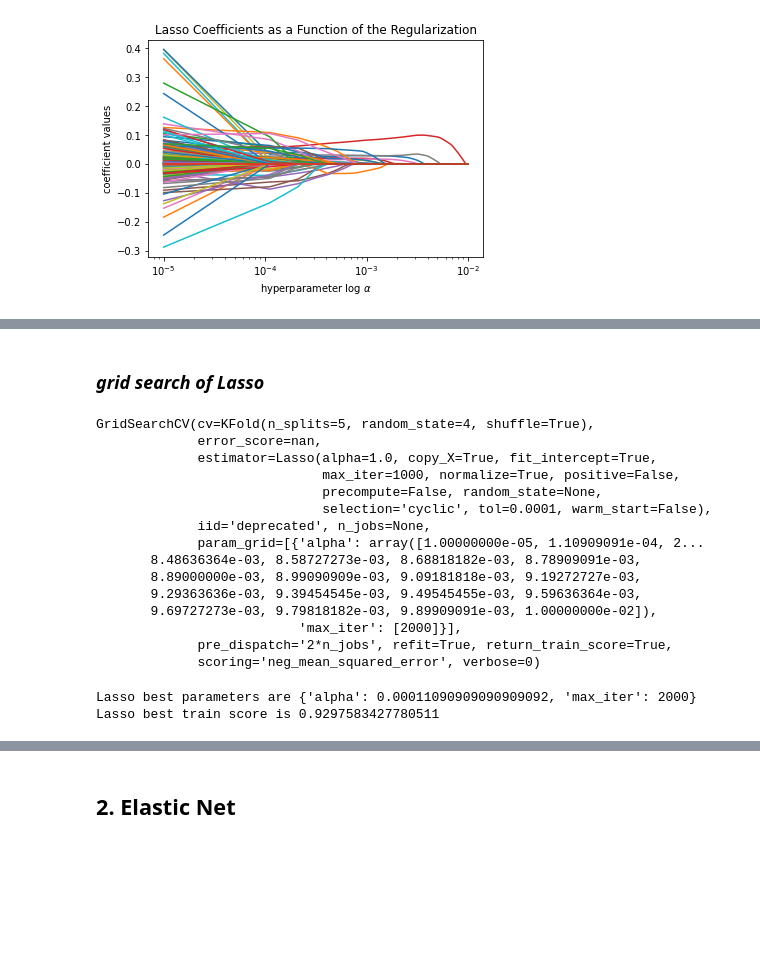
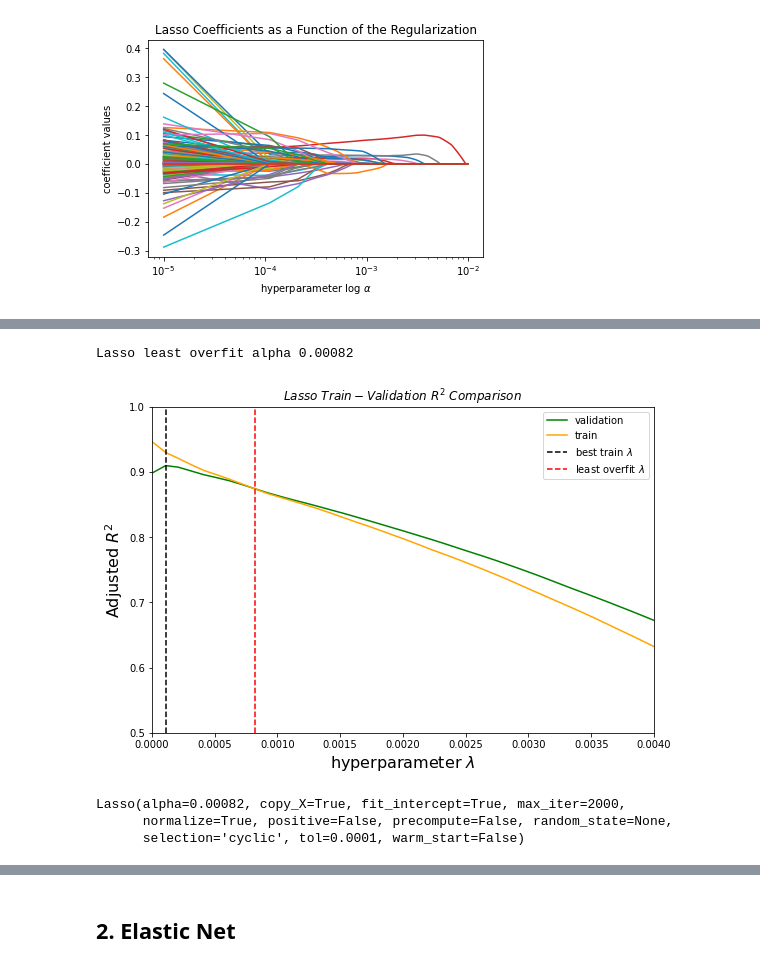
Before and after one commit to zackzbar/ml_houseprice_iowa, a Jupyter notebook: scripts/models.ipynb, the cells around one changed output, grey strips where cells are left out. Cells and saved outputs as stored; diff of their text form; code cells hidden in the pictures; blank space fills up the shorter version.

Commit message:
significant update of Lasso & Elastic Net model, choose hyperparameters that test score = train score; added score plots; update random forest randomsearch

```diff
--- a/scripts/models.ipynb
+++ b/scripts/models.ipynb
@@ -95,11 +172,14 @@ xtrain, xtest, ytrain, ytest = train_test_split(df.drop(['SalePrice', 'logSalePr
 # %%
 ## single Lasso Pilot Test
 lasso = Lasso(normalize=True, max_iter=2000)
-lasso.set_params(alpha = 1e-4)
+#lasso.set_params(alpha = alpha_best_train)
+lasso.set_params(alpha = alpha_least_overfit)
 kf5 = KFold(n_splits = 5, shuffle = True, random_state = 4)
 
 lasso.fit(xtrain, ytrain)
 lasso_scores = cross_val_score(estimator = lasso, X = xtrain, y = ytrain, cv = kf5)
-print("lasso cv score:", lasso_scores.mean())
-print("lasso train score", lasso.score(xtrain, ytrain))
+print("Lasso model best alpha is", alpha_best_train)
+print("Lasso model least overfit alpha is", alpha_least_overfit)
+print("Lasso cross least overfit validation score:", round(lasso_scores.mean(), ndigits=4))
+print("Lasso train least overfit score", round(lasso.score(xtrain, ytrain), ndigits=4))
 # %% [output]
@@ -183,33 +244,36 @@ Text(0.5, 1.0, 'Lasso Train vs Validation Score')
-# %% [markdown]
-### _grid search of Lasso_
-# %%
-## Gridsearch of Lasso
-alphas = np.linspace(1e-5, 1e-2, 100)
-params_lasso = [{'alpha':alphas, 'max_iter': [2000]}]
-kf5 = KFold(n_splits = 5, shuffle = True, random_state = 4)
-grid_lasso = GridSearchCV(estimator = Lasso(normalize=True), param_grid = params_lasso, cv = kf5,
-                          scoring = 'neg_mean_squared_error', return_train_score = True, refit = True)
-grid_lasso.fit(xtrain, ytrain)
-# %% [output]
-GridSearchCV(cv=KFold(n_splits=5, random_state=4, shuffle=True),
-             error_score=nan,
-             estimator=Lasso(alpha=1.0, copy_X=True, fit_intercept=True,
-                             max_iter=1000, normalize=True, positive=False,
-                             precompute=False, random_state=None,
-                             selection='cyclic', tol=0.0001, warm_start=False),
-             iid='deprecated', n_jobs=None,
-             param_grid=[{'alpha': array([1.00000000e-05, 1.10909091e-04, 2...
-       8.48636364e-03, 8.58727273e-03, 8.68818182e-03, 8.78909091e-03,
-       8.89000000e-03, 8.99090909e-03, 9.09181818e-03, 9.19272727e-03,
-       9.29363636e-03, 9.39454545e-03, 9.49545455e-03, 9.59636364e-03,
-       9.69727273e-03, 9.79818182e-03, 9.89909091e-03, 1.00000000e-02]),
-                          'max_iter': [2000]}],
-             pre_dispatch='2*n_jobs', refit=True, return_train_score=True,
-             scoring='neg_mean_squared_error', verbose=0)
-# %%
-print("Lasso best parameters are", grid_lasso.best_params_)
-model_lasso = grid_lasso.best_estimator_
-print("Lasso best train score is", model_lasso.score(xtrain, ytrain))
-# %% [output]
-Lasso best parameters are {'alpha': 0.00011090909090909092, 'max_iter': 2000}
-Lasso best train score is 0.9297583427780511
+# %%
+scores_lasso['diff'] = abs(scores_lasso.train_score - scores_lasso.validation_score)
+cv_train_close = scores_lasso[scores_lasso['diff'] == scores_lasso['diff'].min(axis = 0)]
+#print(best_alpha)
+alpha_least_overfit = round(cv_train_close.iloc[0 ,2], ndigits=5)
+print("Lasso least overfit alpha", alpha_least_overfit)
+# %% [output]
+Lasso least overfit alpha 0.00082
+# %%
+## Lasso plot: scores
+# for name in scores_lasso.columns:
+#     plt.plot(scores_lasso.index, scores_lasso[name], label = name)
+plt.figure(figsize=(9,6))
+scores_lasso['alpha'] = scores_lasso.index
+plt.plot(scores_lasso.alpha, scores_lasso.validation_score, color = "green", label = "validation")
+plt.plot(scores_lasso.alpha, scores_lasso.train_score, color = "orange", label = 'train')
+plt.axvline(x = best_alpha, color = 'black', linestyle='dashed', label = r'best train $\lambda$')
+plt.axvline(x = alpha_least_overfit, color = 'red', linestyle='dashed', label = r"least overfit $\lambda$")
+#ax.set_xscale('log')
+plt.legend(loc = 1)
+plt.title(r"$Lasso\ Train-Validation\ R^2\ Comparison$")
+plt.xlim(0, 0.004)
+plt.ylim(0.5, 1)
+plt.xlabel(r'hyperparameter $\lambda$', fontsize = 16)
+plt.ylabel(r"Adjusted $R^2$", fontsize = 16)
+plt.savefig("../output/lasso_train_validation_score.png")
+# %% [output]
+[figure, added]
+# %%
+# Selected Lasso Model
+model_lasso = Lasso(normalize=True, max_iter=2000, alpha=alpha_least_overfit)
+model_lasso.fit(xtrain, ytrain)
+# %% [output]
+Lasso(alpha=0.00082, copy_X=True, fit_intercept=True, max_iter=2000,
+      normalize=True, positive=False, precompute=False, random_state=None,
+      selection='cyclic', tol=0.0001, warm_start=False)
```
Also changed, not shown: parts of 61 cells of this notebook, 14 other files.
